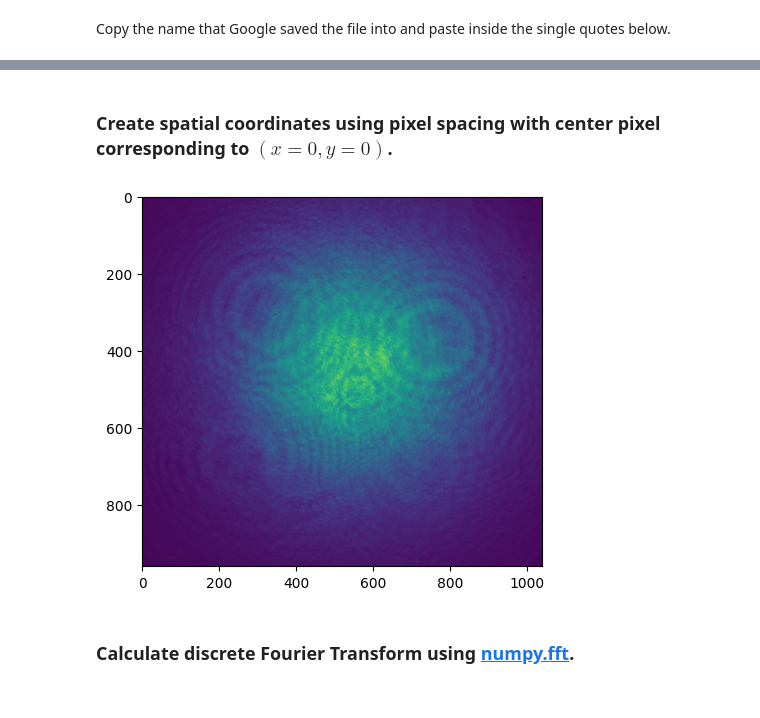
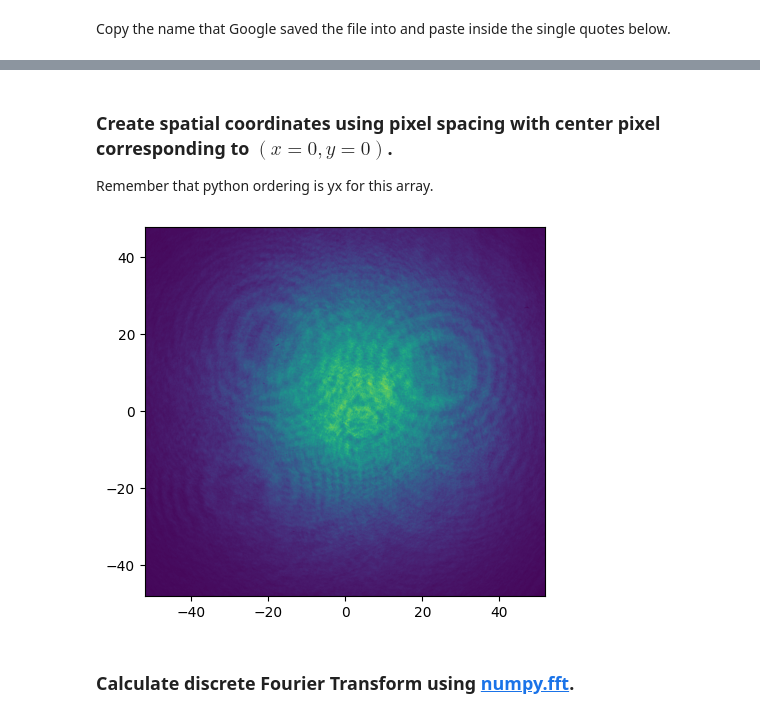
Before and after one commit to dpshepherd/PHY452_F2023, a Jupyter notebook: HW10_off_axis_hologram.ipynb, the cells around one changed output, grey strips where cells are left out. Saved outputs shown, nothing was run; the diff lists cells and outputs as text; code cells hidden in the pictures.

```diff
--- a/HW10_off_axis_hologram.ipynb
+++ b/HW10_off_axis_hologram.ipynb
@@ -76,4 +76,6 @@ Saving PHY452_F2023_hologram.tif to PHY452_F2023_hologram (2).tif
 # %% [markdown]
 Copy the name that Google saved the file into and paste inside the single quotes below.
 # %%
-raw_data = imread('PHY452_F2023_hologram (2).tif')
+raw_data = imread('PHY452_F2023_hologram (3).tif')
+plt.imshow(raw_data)
+plt.show()
@@ -80,9 +84,16 @@ raw_data = imread('PHY452_F2023_hologram (2).tif')
 # %% [markdown]
 ### Create spatial coordinates using pixel spacing with center pixel corresponding to $(x=0,y=0)$.
+
+Remember that python ordering is yx for this array.
+# %%
+camera_pixel_size = 0.1 # microns
+x_axis = np.arange(-raw_data.shape[1]/2,raw_data.shape[1]/2)*camera_pixel_size
+y_axis = np.arange(-raw_data.shape[0]/2,raw_data.shape[0]/2)*camera_pixel_size
 # %%
-plt.imshow(raw_data)
+plt.imshow(raw_data,
+           extent = (x_axis[0],x_axis[-1],y_axis[0],y_axis[-1]))
 plt.show()
 # %% [output]
-[figure, old version]
+[figure, new version]
 # %% [markdown]
 ### Calculate discrete Fourier Transform using [numpy.fft](https://numpy.org/doc/stable/reference/routines.fft.html).
```
Also changed, not shown: parts of 6 cells of this notebook.
